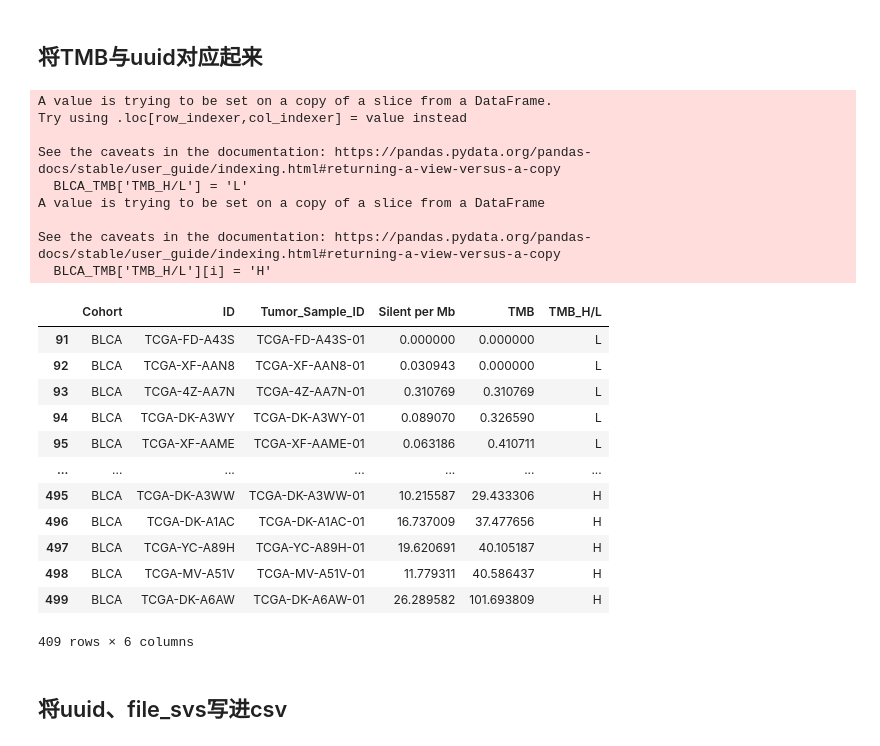
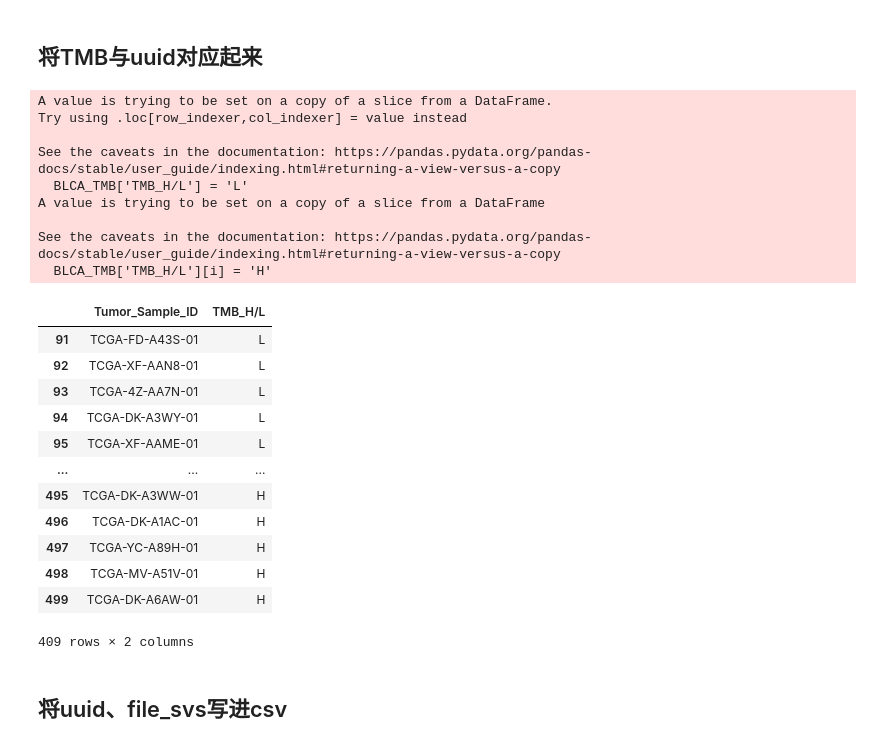
Before and after one commit to wangyh97/patho_AI, a Jupyter notebook: processing/get_training_svs.ipynb, the cells around one changed output. Drawn from its saved outputs; the diff is of its cells as text; code cells hidden in the pictures.

```diff
--- a/processing/get_training_svs.ipynb
+++ b/processing/get_training_svs.ipynb
@@ -44,35 +44,37 @@ for i in index:
 # %%
 pan_TMB = pd.read_csv('../config/TCGA TMB.csv')
 # BLCA_TMB = pan_TMB[pan_TMB['']]
 BLCA_TMB = pan_TMB[pan_TMB['Cohort'] == 'BLCA']
 BLCA_TMB['TMB_H/L'] = 'L'
 for i,tmb in BLCA_TMB['TMB'].items():
     if tmb >= 10:
         BLCA_TMB['TMB_H/L'][i] = 'H'
-BLCA_TMB
+BLCA_TMB_final = BLCA_TMB[['Tumor_Sample_ID','TMB_H/L']]
+BLCA_TMB_final
+# BLCA_TMB_final.to_csv('../config/TMB_uuid.csv')
 # %% [output]
 A value is trying to be set on a copy of a slice from a DataFrame.
 Try using .loc[row_indexer,col_indexer] = value instead
 
 See the caveats in the documentation: https://pandas.pydata.org/pandas-docs/stable/user_guide/indexing.html#returning-a-view-versus-a-copy
   BLCA_TMB['TMB_H/L'] = 'L'
 A value is trying to be set on a copy of a slice from a DataFrame
 
 See the caveats in the documentation: https://pandas.pydata.org/pandas-docs/stable/user_guide/indexing.html#returning-a-view-versus-a-copy
   BLCA_TMB['TMB_H/L'][i] = 'H'
-|  | Cohort | ID | Tumor_Sample_ID | Silent per Mb | TMB | TMB_H/L |
-| 91 | BLCA | TCGA-FD-A43S | TCGA-FD-A43S-01 | 0.000000 | 0.000000 | L |
-| 92 | BLCA | TCGA-XF-AAN8 | TCGA-XF-AAN8-01 | 0.030943 | 0.000000 | L |
-| 93 | BLCA | TCGA-4Z-AA7N | TCGA-4Z-AA7N-01 | 0.310769 | 0.310769 | L |
-| 94 | BLCA | TCGA-DK-A3WY | TCGA-DK-A3WY-01 | 0.089070 | 0.326590 | L |
-| 95 | BLCA | TCGA-XF-AAME | TCGA-XF-AAME-01 | 0.063186 | 0.410711 | L |
-| ... | ... | ... | ... | ... | ... | ... |
-| 495 | BLCA | TCGA-DK-A3WW | TCGA-DK-A3WW-01 | 10.215587 | 29.433306 | H |
-| 496 | BLCA | TCGA-DK-A1AC | TCGA-DK-A1AC-01 | 16.737009 | 37.477656 | H |
-| 497 | BLCA | TCGA-YC-A89H | TCGA-YC-A89H-01 | 19.620691 | 40.105187 | H |
-| 498 | BLCA | TCGA-MV-A51V | TCGA-MV-A51V-01 | 11.779311 | 40.586437 | H |
-| 499 | BLCA | TCGA-DK-A6AW | TCGA-DK-A6AW-01 | 26.289582 | 101.693809 | H |
+|  | Tumor_Sample_ID | TMB_H/L |
+| 91 | TCGA-FD-A43S-01 | L |
+| 92 | TCGA-XF-AAN8-01 | L |
+| 93 | TCGA-4Z-AA7N-01 | L |
+| 94 | TCGA-DK-A3WY-01 | L |
+| 95 | TCGA-XF-AAME-01 | L |
+| ... | ... | ... |
+| 495 | TCGA-DK-A3WW-01 | H |
+| 496 | TCGA-DK-A1AC-01 | H |
+| 497 | TCGA-YC-A89H-01 | H |
+| 498 | TCGA-MV-A51V-01 | H |
+| 499 | TCGA-DK-A6AW-01 | H |
-409 rows × 6 columns
+409 rows × 2 columns
 # %% [markdown]
 ## 将uuid、file_svs写进csv
 # %%
```
Also changed, not shown: parts of 2 cells of this notebook, 24 other files.
